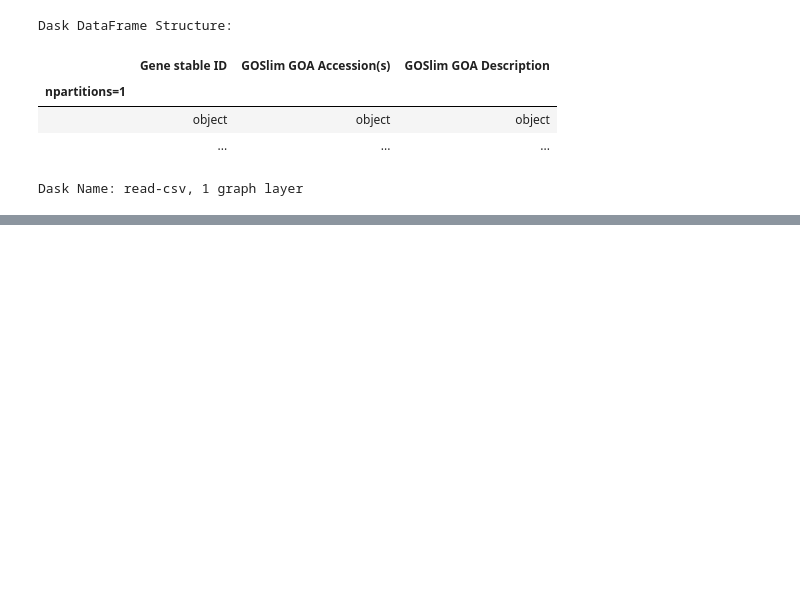
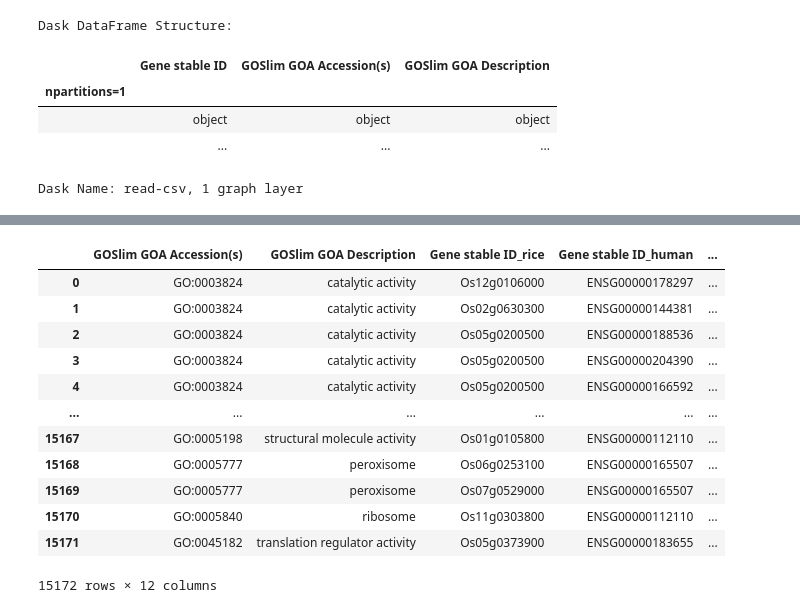
Before and after one commit to yonezawa-sora/pycircos_comaparative_species, a Jupyter notebook: data_preprocessing/GOSlim_combined_all.ipynb, the cells around one changed output, grey strips where cells are left out. Drawn from its saved outputs; the diff is of its cells as text; code cells hidden in the pictures; blank space fills up the shorter version.

```diff
--- a/data_preprocessing/GOSlim_combined_all.ipynb
+++ b/data_preprocessing/GOSlim_combined_all.ipynb
@@ -60,0 +97,17 @@ display(merged_df_goslim_pd)
+# %%
+merged_df_up = pd.read_csv('../data/circos_result_UP_2311/merged_goslim_sorted_UP.tsv', sep='\t')
+display(merged_df_up)
+# %% [output]
+|  | GOSlim GOA Accession(s) | GOSlim GOA Description | Gene stable ID_rice | Gene stable ID_human | ... |
+| 0 | GO:0003824 | catalytic activity | Os12g0106000 | ENSG00000178297 | ... |
+| 1 | GO:0003824 | catalytic activity | Os02g0630300 | ENSG00000144381 | ... |
+| 2 | GO:0003824 | catalytic activity | Os05g0200500 | ENSG00000188536 | ... |
+| 3 | GO:0003824 | catalytic activity | Os05g0200500 | ENSG00000204390 | ... |
+| 4 | GO:0003824 | catalytic activity | Os05g0200500 | ENSG00000166592 | ... |
+| ... | ... | ... | ... | ... | ... |
+| 15167 | GO:0005198 | structural molecule activity | Os01g0105800 | ENSG00000112110 | ... |
+| 15168 | GO:0005777 | peroxisome | Os06g0253100 | ENSG00000165507 | ... |
+| 15169 | GO:0005777 | peroxisome | Os07g0529000 | ENSG00000165507 | ... |
+| 15170 | GO:0005840 | ribosome | Os11g0303800 | ENSG00000112110 | ... |
+| 15171 | GO:0045182 | translation regulator activity | Os05g0373900 | ENSG00000183655 | ... |
+15172 rows × 12 columns
```
Also changed, not shown: parts of 10 cells of this notebook, 6 other files.
